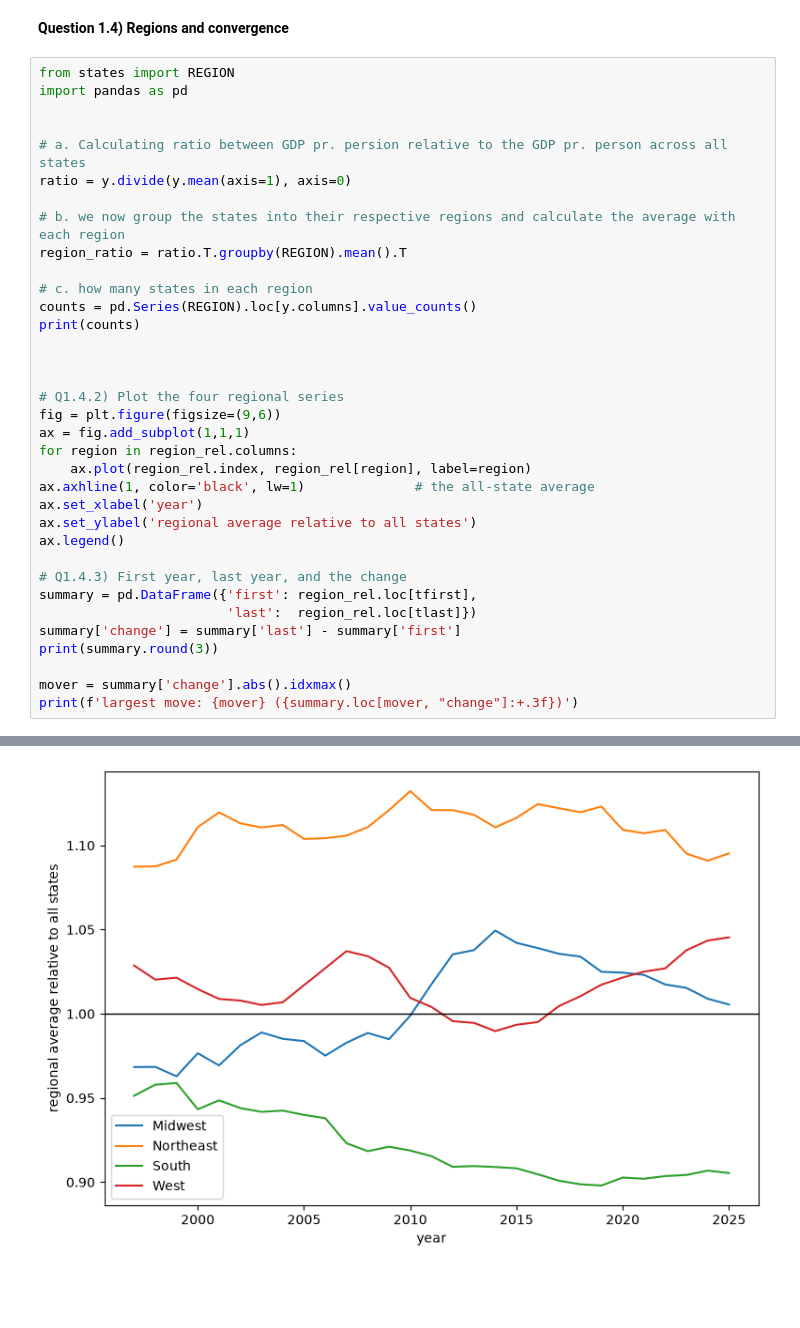
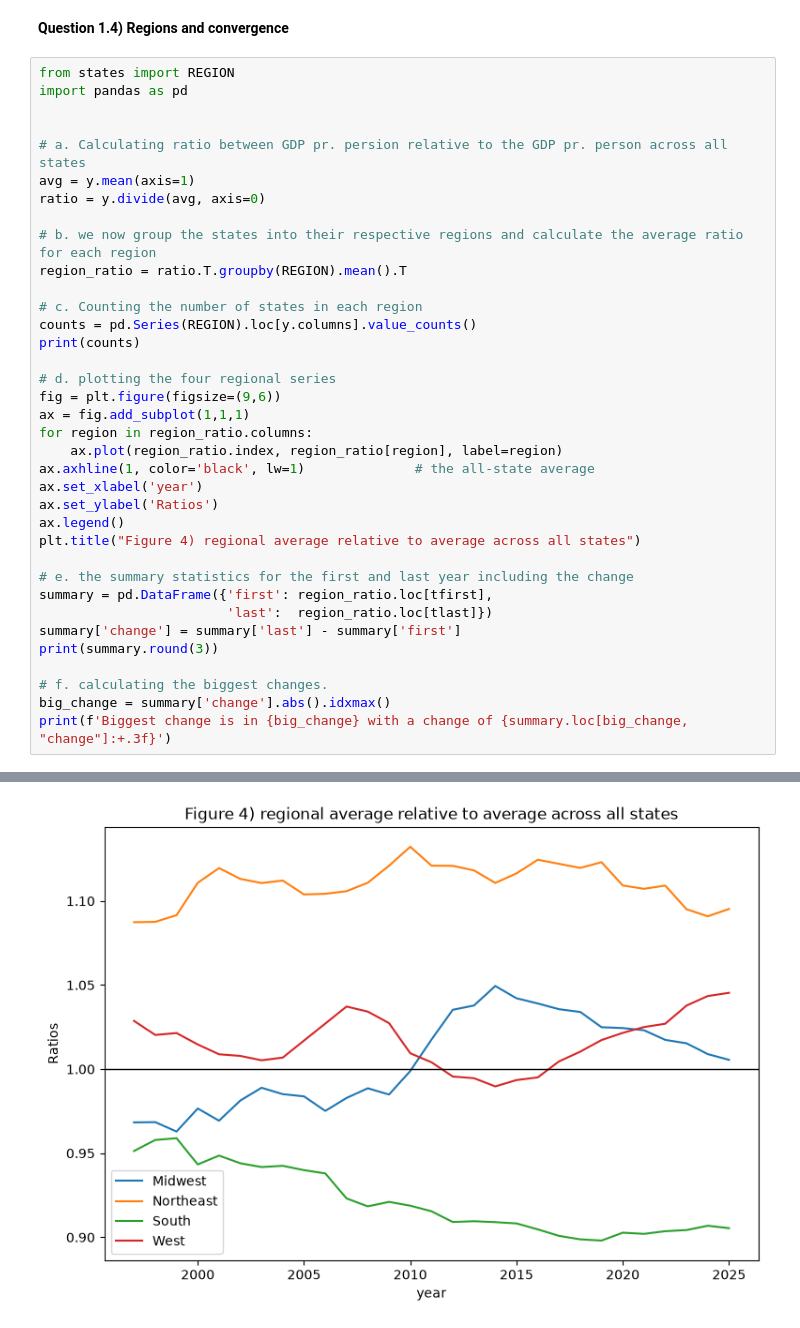
Before and after one commit to NumEconCopenhagen/projects-2024-group67, a Jupyter notebook: Exam/exam_notebook.ipynb, the cells around one changed output, grey strips where cells are left out. Saved outputs shown, nothing was run; the diff lists cells and outputs as text; blank space fills up the shorter version.

```diff
--- a/Exam/exam_notebook.ipynb
+++ b/Exam/exam_notebook.ipynb
@@ -246,35 +246,36 @@ import pandas as pd
 
 
 # a. Calculating ratio between GDP pr. persion relative to the GDP pr. person across all states
-ratio = y.divide(y.mean(axis=1), axis=0)
+avg = y.mean(axis=1)
+ratio = y.divide(avg, axis=0)
 
-# b. we now group the states into their respective regions and calculate the average with each region
+# b. we now group the states into their respective regions and calculate the average ratio for each region
 region_ratio = ratio.T.groupby(REGION).mean().T
 
-# c. how many states in each region
+# c. Counting the number of states in each region
 counts = pd.Series(REGION).loc[y.columns].value_counts()
 print(counts)
 
-
-
-# Q1.4.2) Plot the four regional series
+# d. plotting the four regional series
 fig = plt.figure(figsize=(9,6))
 ax = fig.add_subplot(1,1,1)
-for region in region_rel.columns:
-    ax.plot(region_rel.index, region_rel[region], label=region)
+for region in region_ratio.columns:
+    ax.plot(region_ratio.index, region_ratio[region], label=region)
 ax.axhline(1, color='black', lw=1)              # the all-state average
 ax.set_xlabel('year')
-ax.set_ylabel('regional average relative to all states')
+ax.set_ylabel('Ratios')
 ax.legend()
+plt.title("Figure 4) regional average relative to average across all states")
 
-# Q1.4.3) First year, last year, and the change
-summary = pd.DataFrame({'first': region_rel.loc[tfirst],
-                        'last':  region_rel.loc[tlast]})
+# e. the summary statistics for the first and last year including the change
+summary = pd.DataFrame({'first': region_ratio.loc[tfirst],
+                        'last':  region_ratio.loc[tlast]})
 summary['change'] = summary['last'] - summary['first']
 print(summary.round(3))
 
-mover = summary['change'].abs().idxmax()
-print(f'largest move: {mover} ({summary.loc[mover, "change"]:+.3f})')
+# f. calculating the biggest changes.
+big_change = summary['change'].abs().idxmax()
+print(f'Biggest change is in {big_change} with a change of {summary.loc[big_change, "change"]:+.3f}')
 # %% [output]
 South        16
 West         13
@@ -290 +291 @@ largest move: South (-0.046)
-[figure, old version]
+[figure, new version]
```
Also changed, not shown: parts of 1 cell of this notebook.
